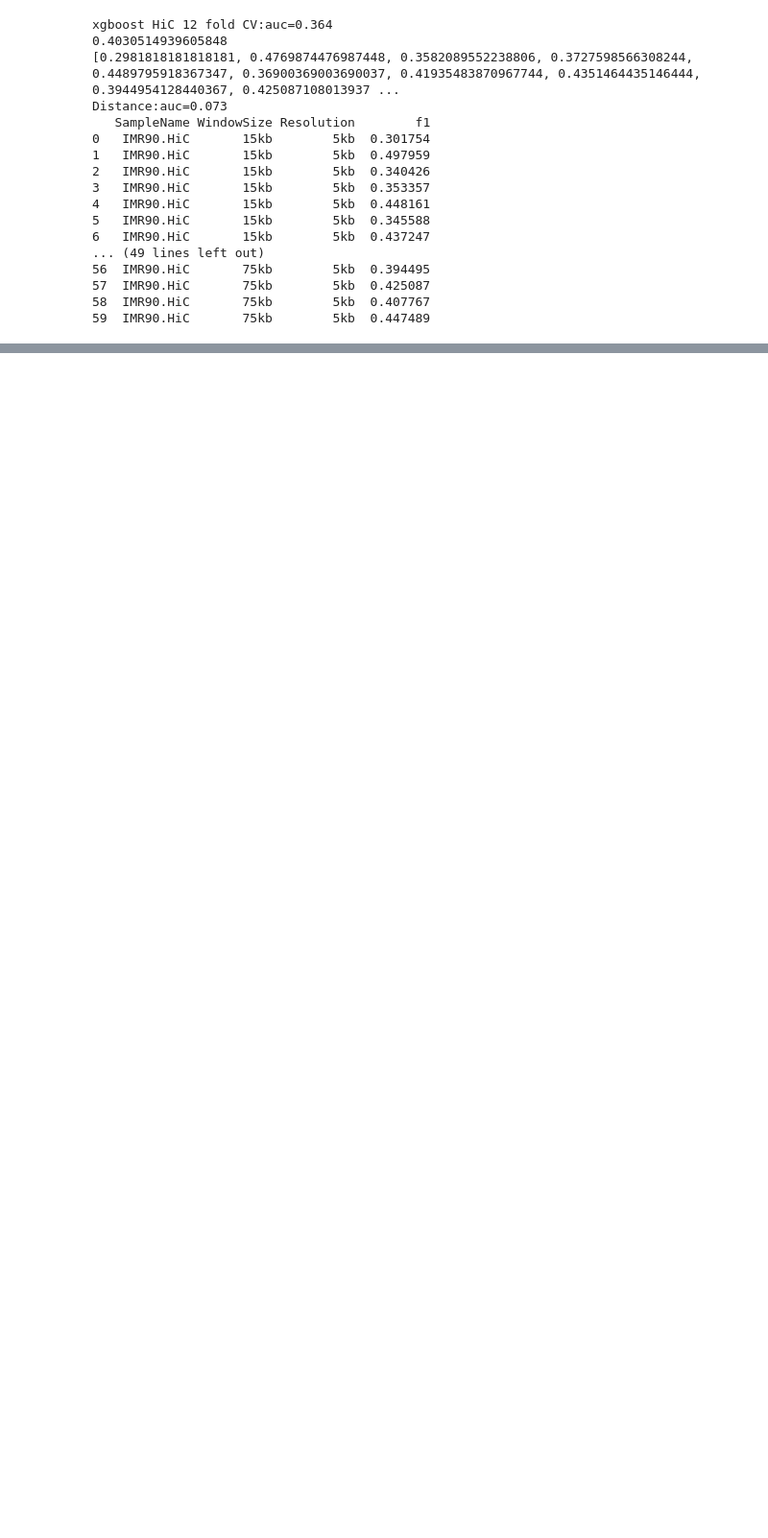
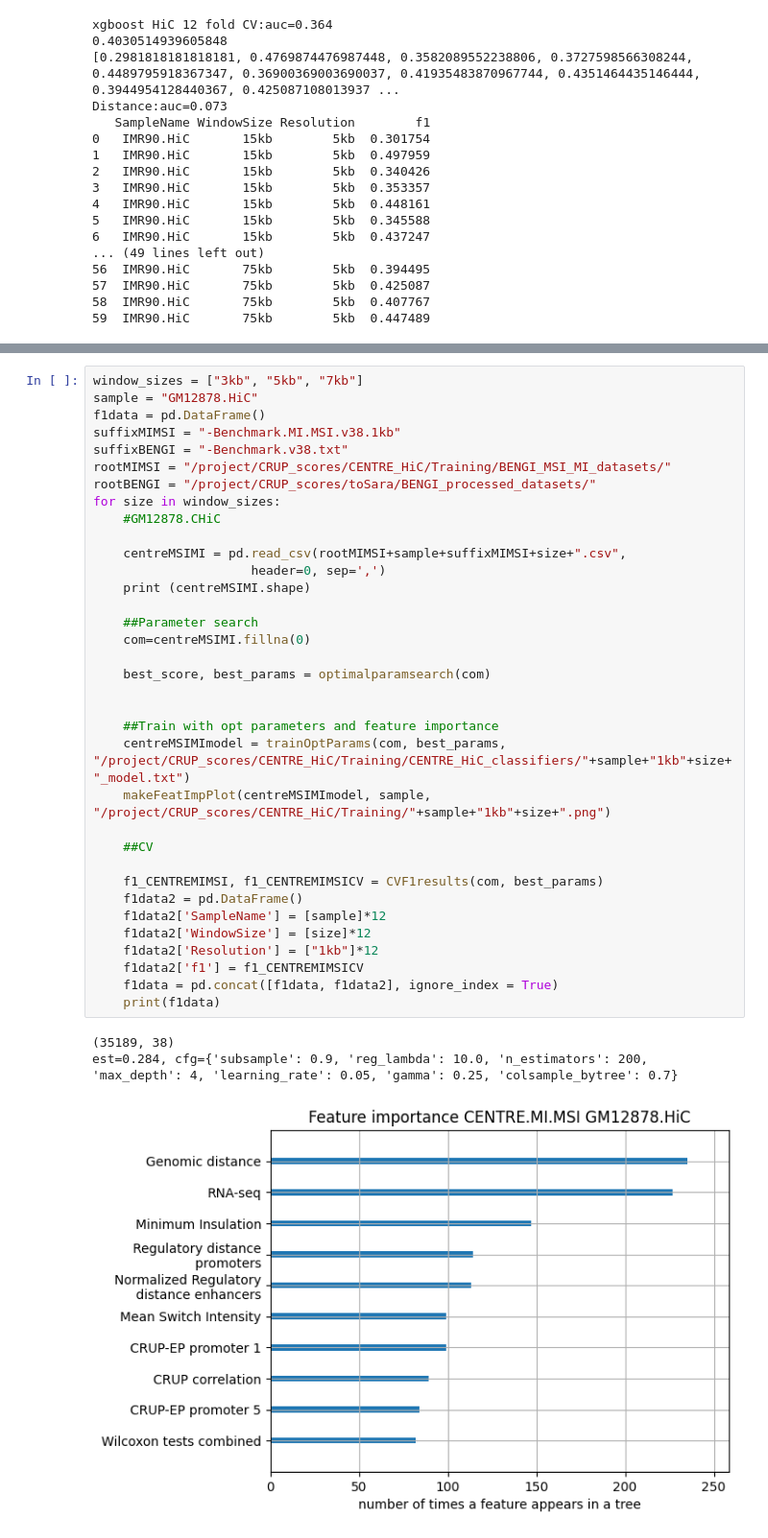
Before and after one commit to slrvv/CENTRE_HiC, a Jupyter notebook: Training/CENTRE_final_training/xgboost-train-1kb5kb.ipynb, the cells around one changed output, grey strips where cells are left out. Shown at 96% size. Drawn from its saved outputs; the diff is of its cells as text; blank space fills up the shorter version.

```diff
--- a/Training/CENTRE_final_training/xgboost-train-1kb5kb.ipynb
+++ b/Training/CENTRE_final_training/xgboost-train-1kb5kb.ipynb
@@ -1015,0 +1112,39 @@ Distance:auc=0.073
+# %%
+window_sizes = ["3kb", "5kb", "7kb"]
+sample = "GM12878.HiC"
+f1data = pd.DataFrame()
+suffixMIMSI = "-Benchmark.MI.MSI.v38.1kb"
+suffixBENGI = "-Benchmark.v38.txt"
+rootMIMSI = "/project/CRUP_scores/CENTRE_HiC/Training/BENGI_MSI_MI_datasets/"
+rootBENGI = "/project/CRUP_scores/toSara/BENGI_processed_datasets/"
+for size in window_sizes:
+    #GM12878.CHiC
+
+    centreMSIMI = pd.read_csv(rootMIMSI+sample+suffixMIMSI+size+".csv",
+                     header=0, sep=',')
+    print (centreMSIMI.shape)
+
+    ##Parameter search
+    com=centreMSIMI.fillna(0)
+
+    best_score, best_params = optimalparamsearch(com)
+
+
+    ##Train with opt parameters and feature importance
+    centreMSIMImodel = trainOptParams(com, best_params, "/project/CRUP_scores/CENTRE_HiC/Training/CENTRE_HiC_classifiers/"+sample+"1kb"+size+"_model.txt")
+    makeFeatImpPlot(centreMSIMImodel, sample, "/project/CRUP_scores/CENTRE_HiC/Training/"+sample+"1kb"+size+".png")
+
+    ##CV
+
+    f1_CENTREMIMSI, f1_CENTREMIMSICV = CVF1results(com, best_params)
+    f1data2 = pd.DataFrame()
+    f1data2['SampleName'] = [sample]*12
+    f1data2['WindowSize'] = [size]*12
+    f1data2['Resolution'] = ["1kb"]*12
+    f1data2['f1'] = f1_CENTREMIMSICV
+    f1data = pd.concat([f1data, f1data2], ignore_index = True)
+    print(f1data)
+# %% [output]
+(35189, 38)
+est=0.284, cfg={'subsample': 0.9, 'reg_lambda': 10.0, 'n_estimators': 200, 'max_depth': 4, 'learning_rate': 0.05, 'gamma': 0.25, 'colsample_bytree': 0.7}
+[figure, added]
```
Also changed, not shown: parts of 4 cells of this notebook, 24 other files.
